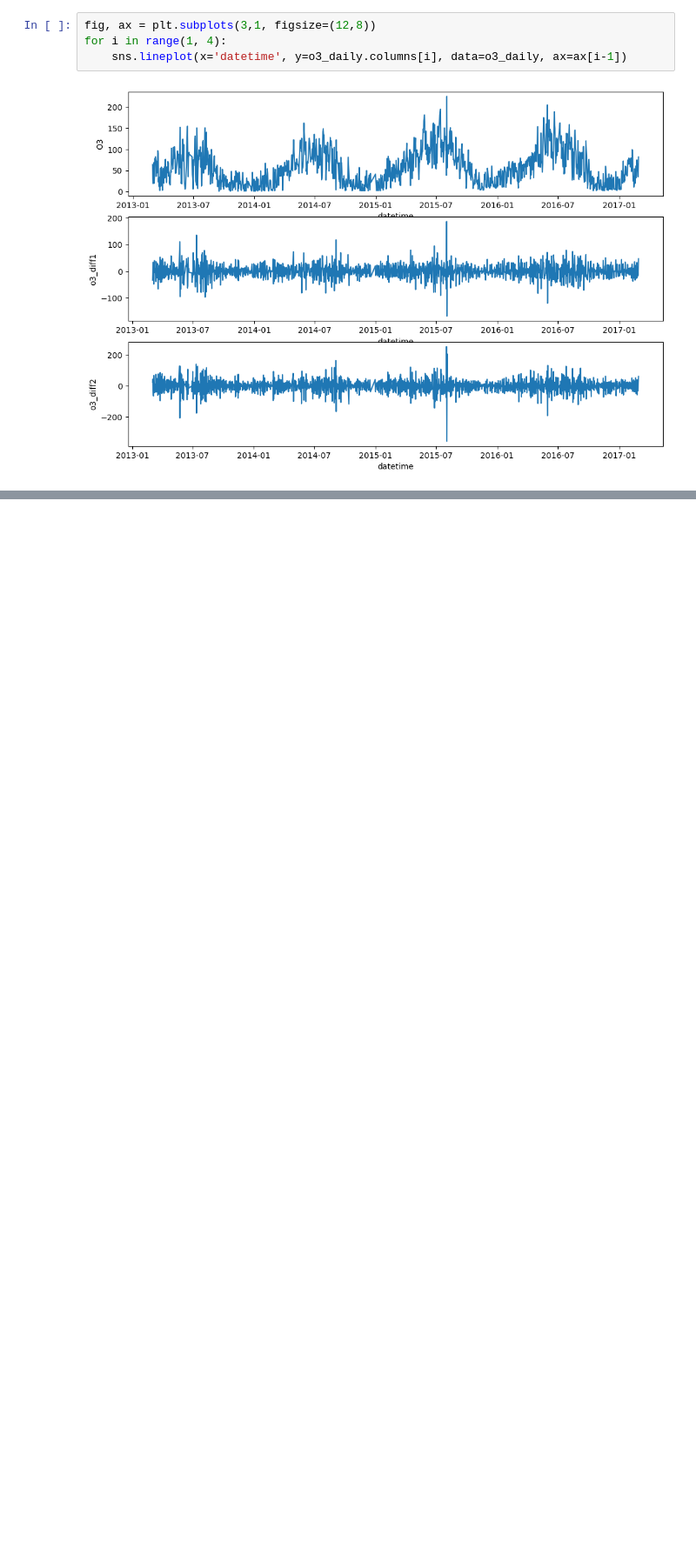
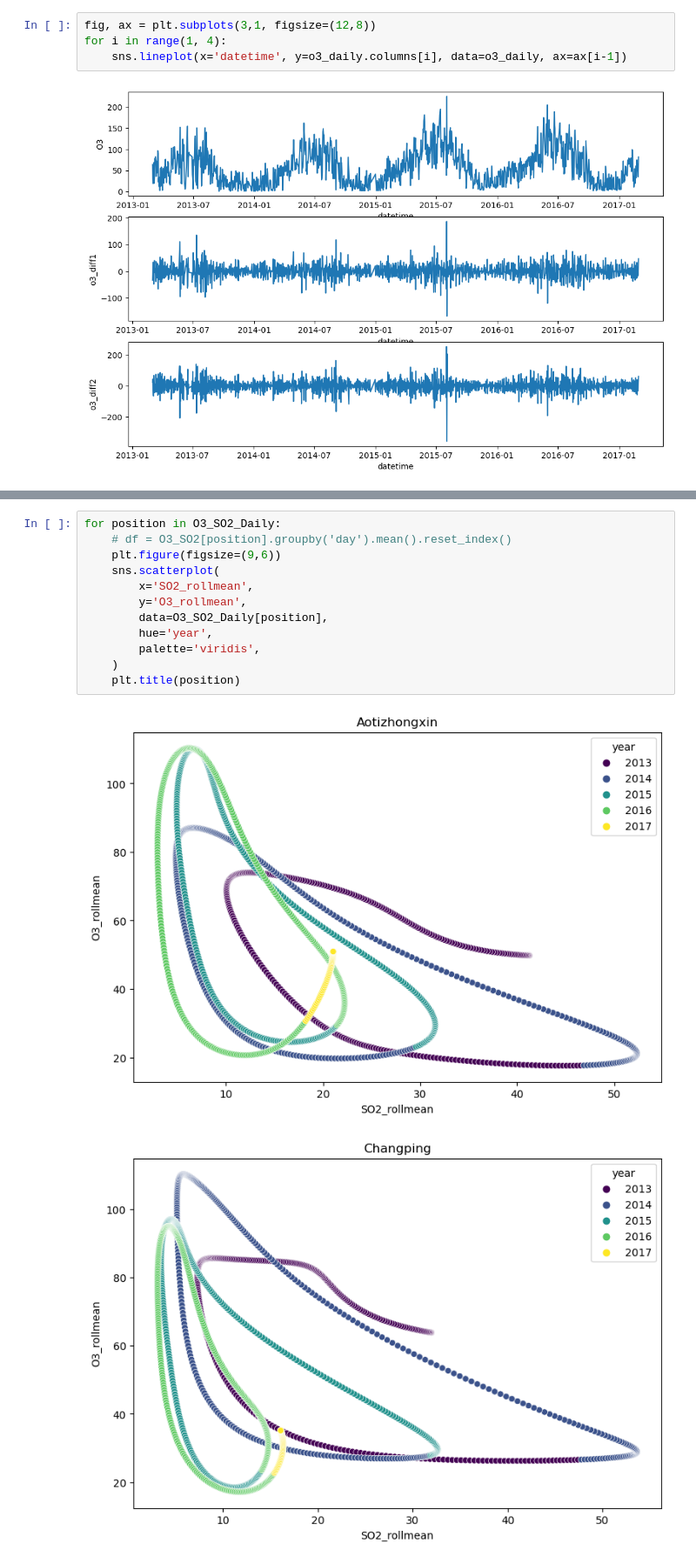
Before and after one commit to perthonBalans/SUSTC_Stat_217_Proj, a Jupyter notebook: O3_SO2.ipynb, the cells around one changed output, grey strips where cells are left out. Shown at 87% size. Saved outputs shown, nothing was run; the diff lists cells and outputs as text; blank space fills up the shorter version.

```diff
--- a/O3_SO2.ipynb
+++ b/O3_SO2.ipynb
@@ -57,0 +120,15 @@ plt.show()
+# %%
+for position in O3_SO2_Daily:
+    # df = O3_SO2[position].groupby('day').mean().reset_index()
+    plt.figure(figsize=(9,6))
+    sns.scatterplot(
+        x='SO2_rollmean',
+        y='O3_rollmean',
+        data=O3_SO2_Daily[position],
+        hue='year',
+        palette='viridis',
+    )
+    plt.title(position)
+# %% [output]
+[figure, added]
+[figure, added]
```
Also changed, not shown: parts of 8 cells of this notebook, 2 other files.
